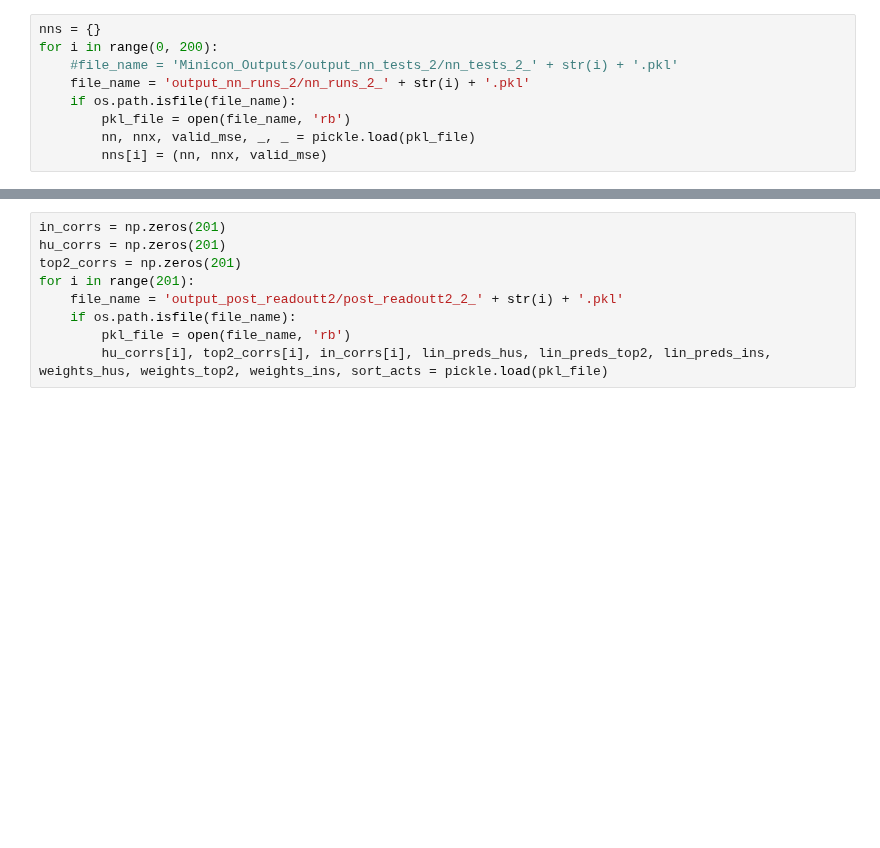
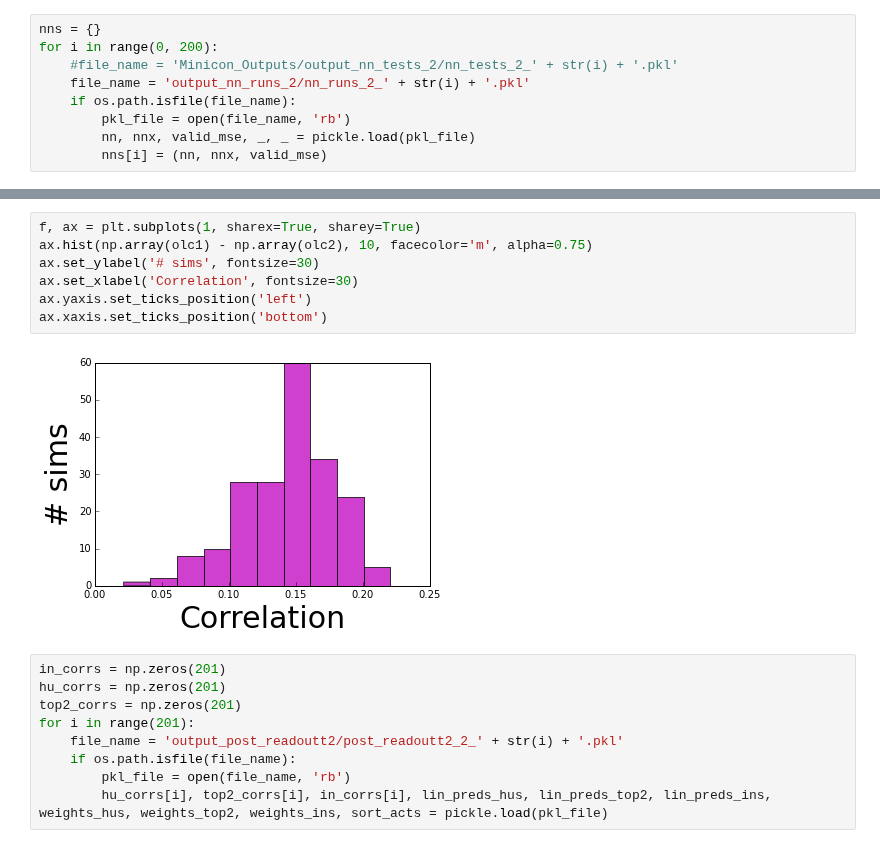
Before and after one commit to NYUMaLab/Divisive_Normalization_Project, a Jupyter notebook: Code/Demixing/Demixing Precision Readout.ipynb, the cells around one changed output, grey strips where cells are left out. Cells and saved outputs as stored; diff of their text form; blank space fills up the shorter version.

```diff
--- a/Code/Demixing/Demixing Precision Readout.ipynb
+++ b/Code/Demixing/Demixing Precision Readout.ipynb
@@ -177,3 +211,12 @@ array([ 0.83242001,  0.72315026,  0.82090456,  0.85136288,  0.5349494 ,
+# %%
+f, ax = plt.subplots(1, sharex=True, sharey=True)
+ax.hist(np.array(olc1) - np.array(olc2), 10, facecolor='m', alpha=0.75)
+ax.set_ylabel('# sims', fontsize=30)
+ax.set_xlabel('Correlation', fontsize=30)
+ax.yaxis.set_ticks_position('left')
+ax.xaxis.set_ticks_position('bottom')
+# %% [output]
+[figure, added]
 # %%
 in_corrs = np.zeros(201)
 hu_corrs = np.zeros(201)
```
Also changed, not shown: parts of 17 cells of this notebook.
